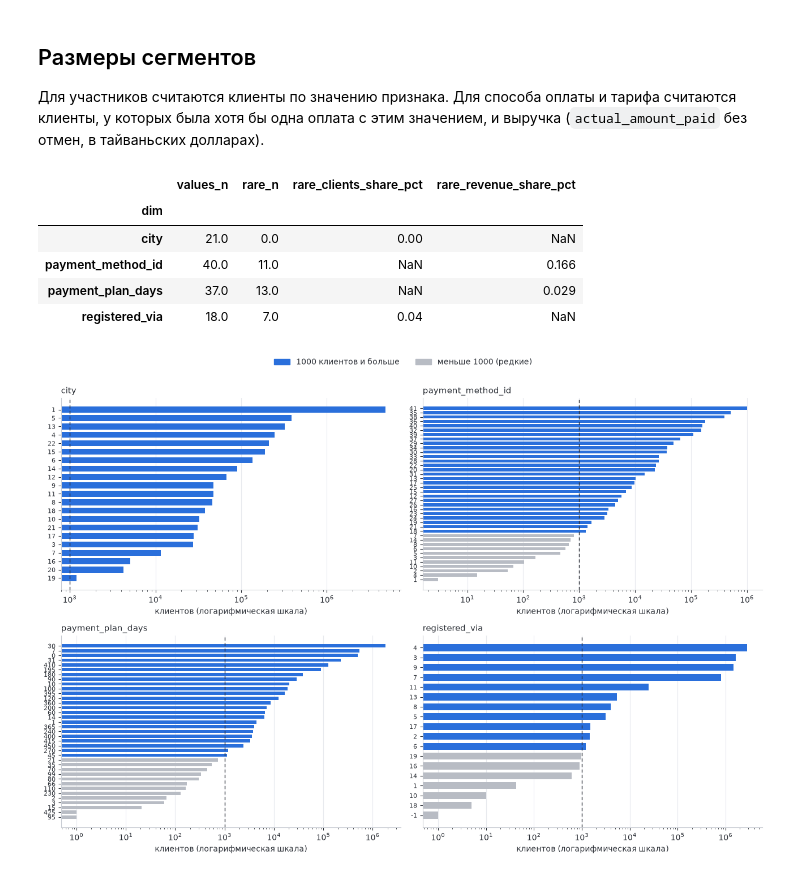
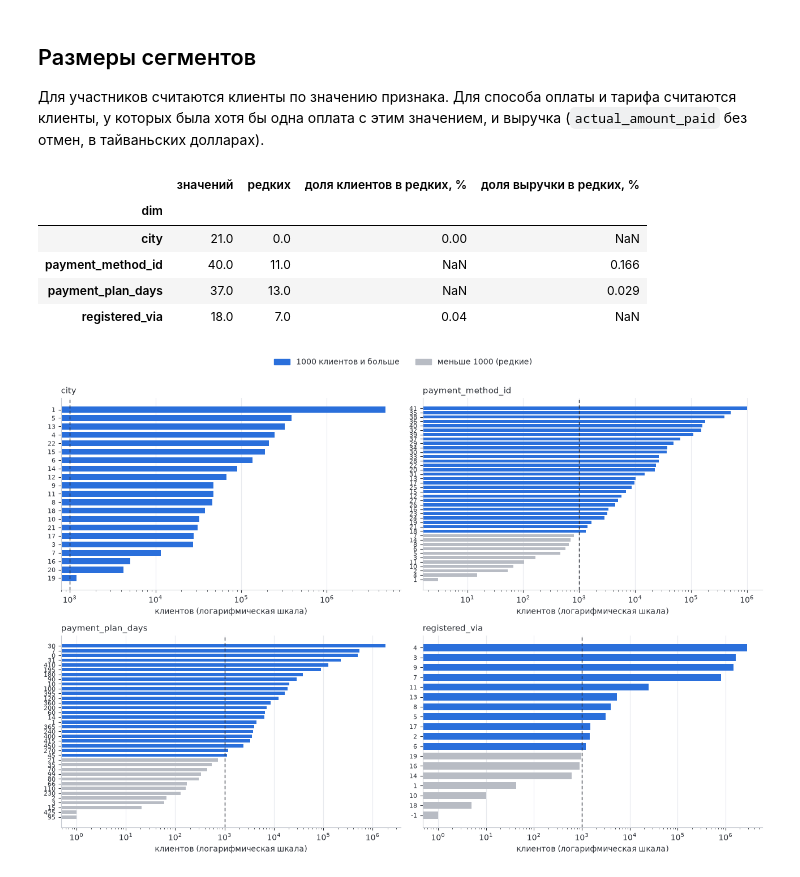
Before and after one commit to liliya-ily/subscription-ltv-retention, a Jupyter notebook: notebooks/01_rare_segments.ipynb, the cells around one changed output. Cells and saved outputs as stored; diff of their text form; code cells hidden in the pictures.

```diff
--- a/notebooks/01_rare_segments.ipynb
+++ b/notebooks/01_rare_segments.ipynb
@@ -35,43 +47,65 @@ _ = con.execute(f"CREATE VIEW labels AS SELECT * FROM '{P}labels.parquet'")
 в тайваньских долларах).
 # %%
 seg = con.sql('''
-    SELECT 'registered_via' AS dim, registered_via::VARCHAR AS val, count(*) AS clients,
-           NULL::DOUBLE AS revenue
-        FROM members GROUP BY 2
+    SELECT
+        'registered_via' AS dim,
+        registered_via::VARCHAR AS val,
+        count(*) AS clients,
+        NULL::DOUBLE AS revenue
+    FROM members
+    GROUP BY 2
     UNION ALL
-    SELECT 'city', city::VARCHAR, count(*), NULL FROM members GROUP BY 2
+    SELECT
+        'city',
+        city::VARCHAR,
+        count(*),
+        NULL
+    FROM members
+    GROUP BY 2
     UNION ALL
-    SELECT 'payment_method_id', payment_method_id::VARCHAR, count(DISTINCT msno), sum(actual_amount_paid)
-        FROM tr WHERE is_cancel = 0 GROUP BY 2
+    SELECT
+        'payment_method_id',
+        payment_method_id::VARCHAR,
+        count(DISTINCT msno),
+        sum(actual_amount_paid)
+    FROM tr
+    WHERE is_cancel = 0
+    GROUP BY 2
     UNION ALL
-    SELECT 'payment_plan_days', payment_plan_days::VARCHAR, count(DISTINCT msno), sum(actual_amount_paid)
-        FROM tr WHERE is_cancel = 0 GROUP BY 2
+    SELECT
+        'payment_plan_days',
+        payment_plan_days::VARCHAR,
+        count(DISTINCT msno),
+        sum(actual_amount_paid)
+    FROM tr
+    WHERE is_cancel = 0
+    GROUP BY 2
 ''').df()
 seg["rare"] = seg.clients < THRESH
 
 
 def summary(g: pd.DataFrame) -> pd.Series:
     """Сводка по одному признаку: сколько значений редких и какую долю они занимают.
 
     Args:
         g (pd.DataFrame): сегменты одного признака со столбцами `clients`, `revenue`, `rare`.
 
     Returns:
         pd.Series: число значений, число редких, доля клиентов в редких (только для признаков
             участников), доля выручки в редких (только для оплат), в процентах.
     """
     members_dim = g.revenue.isna().all()
     return pd.Series({
-        "values_n": len(g),
-        "rare_n": int(g.rare.sum()),
-        "rare_clients_share_pct": np.nan if not members_dim else round(100 * g.clients[g.rare].sum() / g.clients.sum(), 2),
-        "rare_revenue_share_pct": np.nan if members_dim else round(100 * g.revenue[g.rare].sum() / g.revenue.sum(), 3),
+        "значений": len(g),
+        "редких": int(g.rare.sum()),
+        "доля клиентов в редких, %": np.nan if not members_dim else round(100 * g.clients[g.rare].sum() / g.clients.sum(), 2),
+        "доля выручки в редких, %": np.nan if members_dim else round(100 * g.revenue[g.rare].sum() / g.revenue.sum(), 3),
     })
 
 
 seg.groupby("dim").apply(summary, include_groups=False)
 # %% [output]
-|  | values_n | rare_n | rare_clients_share_pct | rare_revenue_share_pct |
+|  | значений | редких | доля клиентов в редких, % | доля выручки в редких, % |
 | dim |  |  |  |  |
 | city | 21.0 | 0.0 | 0.00 | NaN |
 | payment_method_id | 40.0 | 11.0 | NaN | 0.166 |
```
Also changed, not shown: parts of 5 cells of this notebook, 8 other files.
